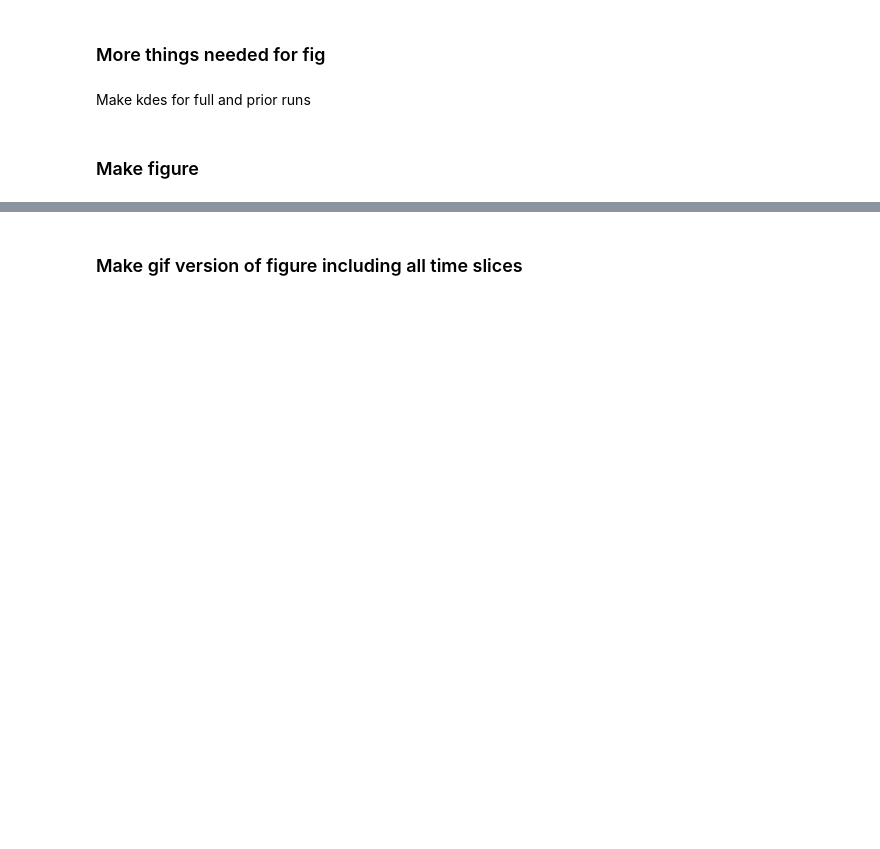
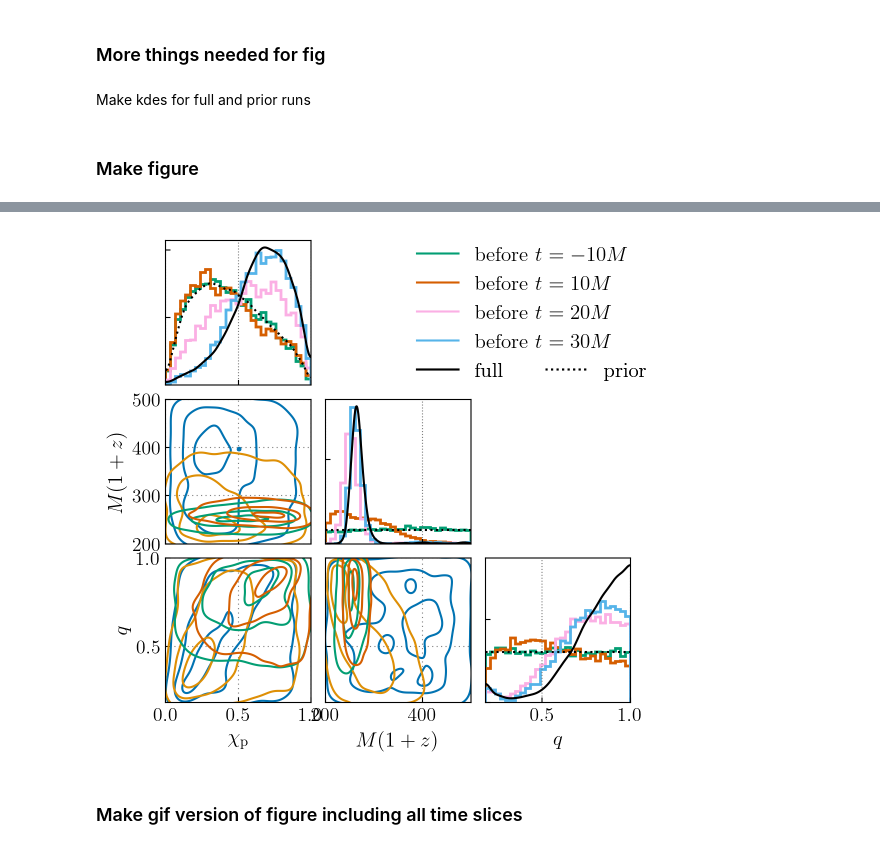
Before and after one commit to simonajmiller/gw190521-timedomain-release, a Jupyter notebook: figures/figure_02.ipynb, the cells around one changed output, grey strips where cells are left out. Cells and saved outputs as stored; diff of their text form; code cells hidden in the pictures; blank space fills up the shorter version.

```diff
--- a/figures/figure_02.ipynb
+++ b/figures/figure_02.ipynb
@@ -241,3 +267,10 @@ make_hist(keys, tc_to_plot_mass, 'figure_02b')
+# %%
+# fig 2d: for runs where mass posteriors vary (after)
+keys = list(labels_dict)
+tc_to_plot_mass = ['m10M', '10M', '20M', '30M']
+make_hist(keys, tc_to_plot_mass, 'figure_02d', 'before', colors=[cp[2], cp[3], cp[6], cp[-1]])
+# %% [output]
+[figure, added]
 # %% [markdown]
 ### Make gif version of figure including all time slices
 # %%
```
Also changed, not shown: parts of 5 cells of this notebook, 14 other files.
